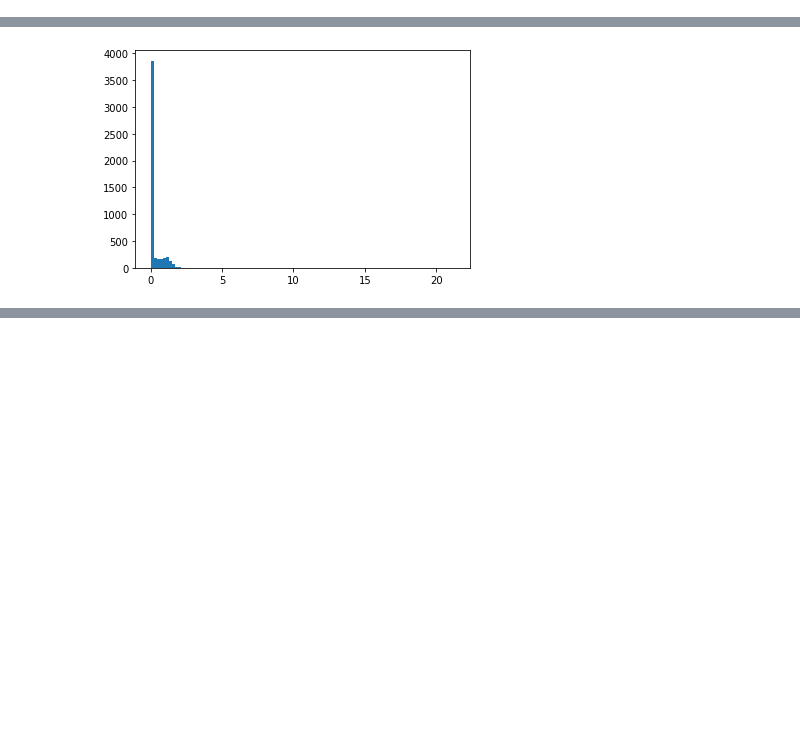
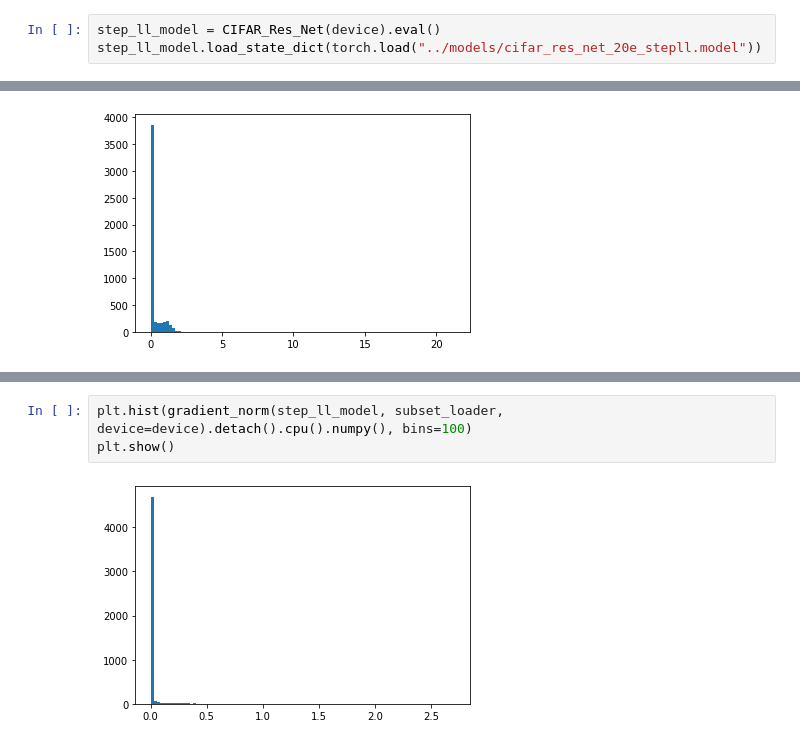
Before and after one commit to CarlosGomes98/false_sense_of_security, a Jupyter notebook: notebooks/Metrics.ipynb, the cells around one changed output, grey strips where cells are left out. Saved outputs shown, nothing was run; the diff lists cells and outputs as text; blank space fills up the shorter version.

```diff
--- a/notebooks/Metrics.ipynb
+++ b/notebooks/Metrics.ipynb
@@ -61,0 +67,3 @@ fgsm_model.load_state_dict(torch.load("../models/cifar_res_net_fgsm06.model"))
+# %%
+step_ll_model = CIFAR_Res_Net(device).eval()
+step_ll_model.load_state_dict(torch.load("../models/cifar_res_net_20e_stepll.model"))
@@ -79,0 +103,5 @@ plt.show()
+# %%
+plt.hist(gradient_norm(step_ll_model, subset_loader, device=device).detach().cpu().numpy(), bins=100)
+plt.show()
+# %% [output]
+[figure, added]
```
Also changed, not shown: parts of 15 cells of this notebook, 5 other files.
